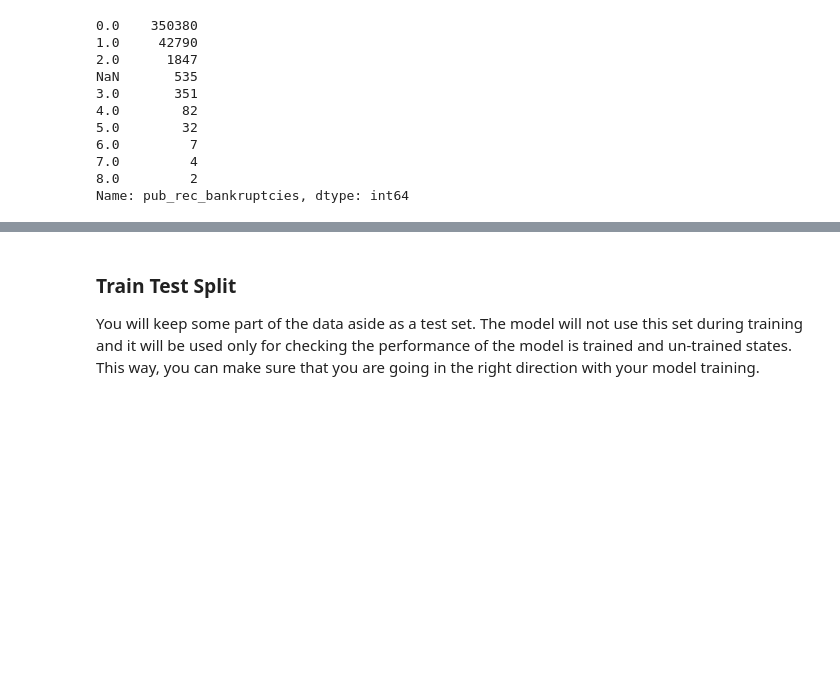
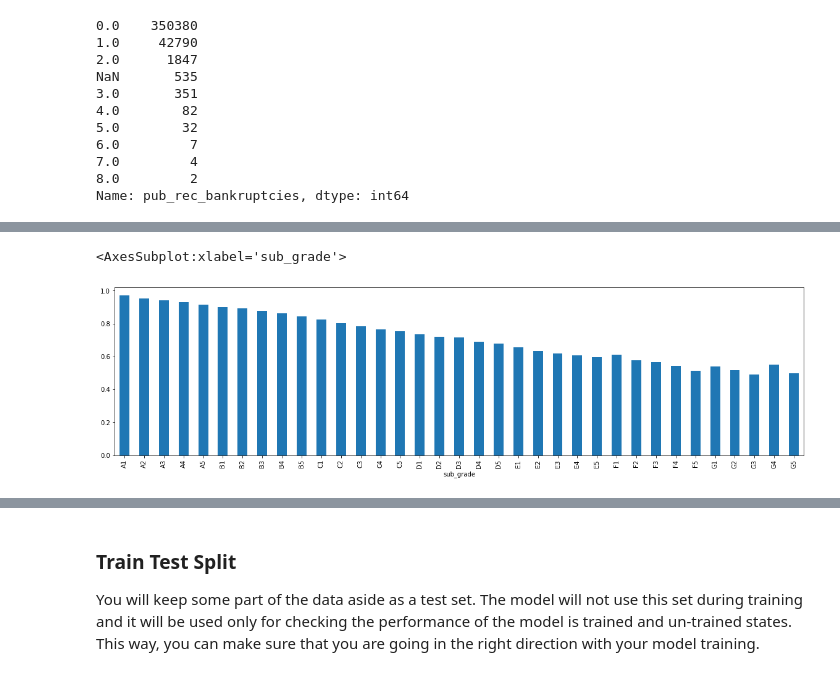
Before and after one commit to Sam-Power/031_dl_loan_status, a Jupyter notebook: 031_dl_loan_status.ipynb, the cells around one changed output, grey strips where cells are left out. Saved outputs shown, nothing was run; the diff lists cells and outputs as text; code cells hidden in the pictures; blank space fills up the shorter version.

```diff
--- a/031_dl_loan_status.ipynb
+++ b/031_dl_loan_status.ipynb
@@ -772,0 +689,3 @@ Below are tips for some variables. There are also different processes to do!
+# %%
+df['zip'] = df['address'].str[-5:]
+df['zip'].value_counts()
@@ -772,0 +704,5 @@ Below are tips for some variables. There are also different processes to do!
+# %%
+df.drop('address', axis=1,inplace=True)
+# %%
+df.drop('grade', axis=1,inplace=True) # no need since we have sub_grade
+df.head()
@@ -772,0 +716,6 @@ Below are tips for some variables. There are also different processes to do!
+# %%
+plt.figure(figsize=(20,5)) # looks correlated with the loan status, will keep it as it is.
+df.groupby('sub_grade').mean()['loan_status'].plot(kind='bar')
+# %% [output]
+<AxesSubplot:xlabel='sub_grade'>
+[figure, added]
```
Also changed, not shown: parts of 76 cells of this notebook.
